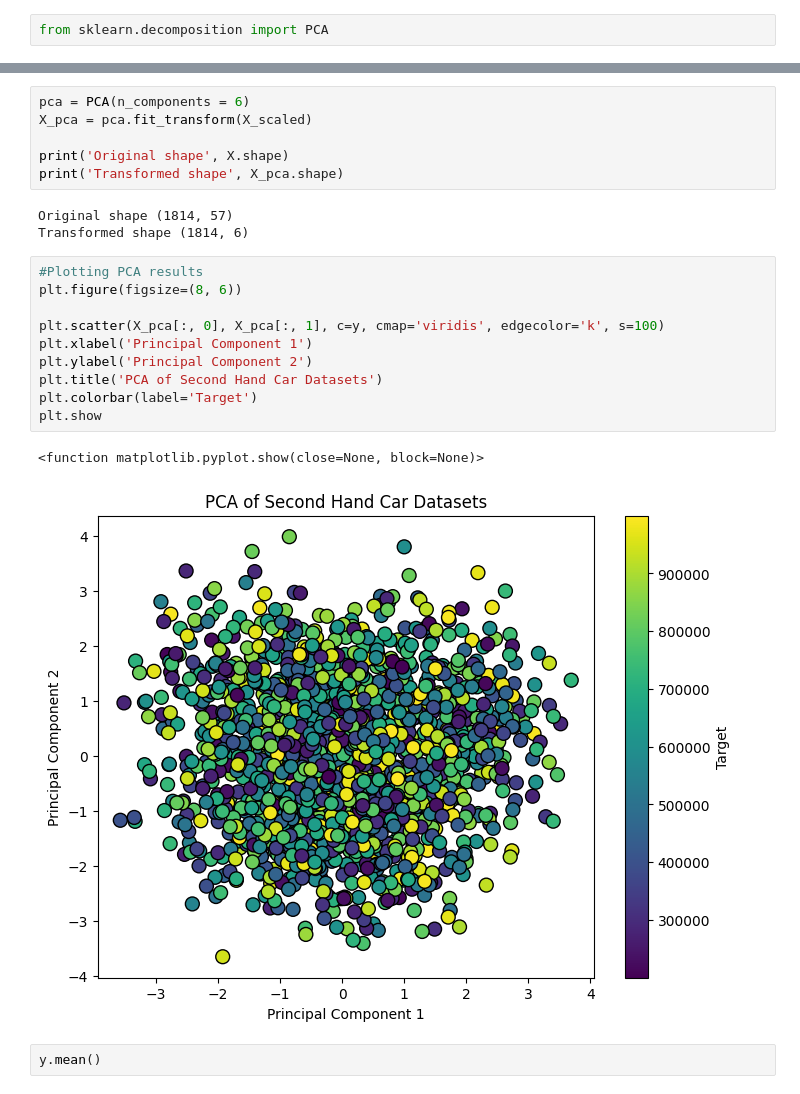
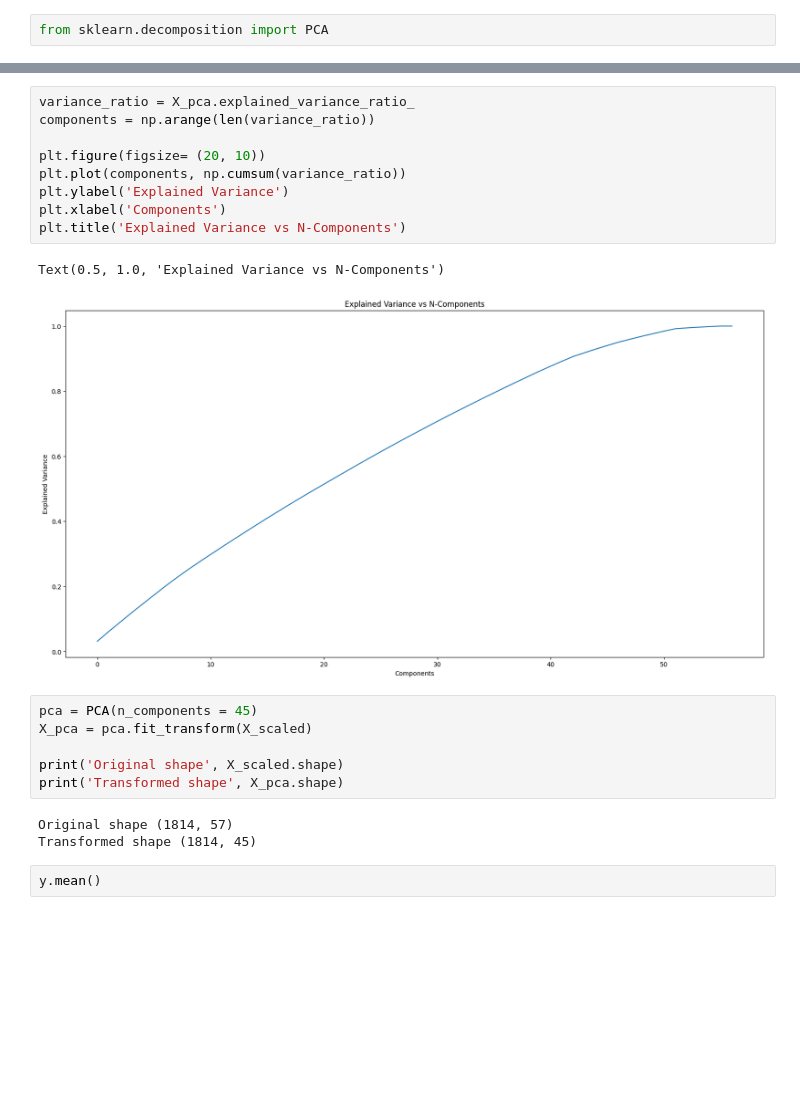
Before and after one commit to Mercymerine/Machine_learning2, a Jupyter notebook: second_hand_cars.ipynb, the cells around one changed output, grey strips where cells are left out. Saved outputs shown, nothing was run; the diff lists cells and outputs as text; blank space fills up the shorter version.

```diff
--- a/second_hand_cars.ipynb
+++ b/second_hand_cars.ipynb
@@ -397,25 +417,24 @@ from sklearn.decomposition import PCA
+# %%
+variance_ratio = X_pca.explained_variance_ratio_
+components = np.arange(len(variance_ratio))
+
+plt.figure(figsize= (20, 10))
+plt.plot(components, np.cumsum(variance_ratio))
+plt.ylabel('Explained Variance')
+plt.xlabel('Components')
+plt.title('Explained Variance vs N-Components')
+# %% [output]
+Text(0.5, 1.0, 'Explained Variance vs N-Components')
+[figure, added]
 # %%
-pca = PCA(n_components = 6)
+pca = PCA(n_components = 45)
 X_pca = pca.fit_transform(X_scaled)
 
-print('Original shape', X.shape)
+print('Original shape', X_scaled.shape)
 print('Transformed shape', X_pca.shape)
 # %% [output]
 Original shape (1814, 57)
-Transformed shape (1814, 6)
+Transformed shape (1814, 45)
-# %%
-#Plotting PCA results
-plt.figure(figsize=(8, 6))
-
-plt.scatter(X_pca[:, 0], X_pca[:, 1], c=y, cmap='viridis', edgecolor='k', s=100)
-plt.xlabel('Principal Component 1')
-plt.ylabel('Principal Component 2')
-plt.title('PCA of Second Hand Car Datasets')
-plt.colorbar(label='Target')
-plt.show
-# %% [output]
-<function matplotlib.pyplot.show(close=None, block=None)>
-[figure, removed]
 # %%
 y.mean()
 # %% [output]
```
Also changed, not shown: parts of 16 cells of this notebook.
